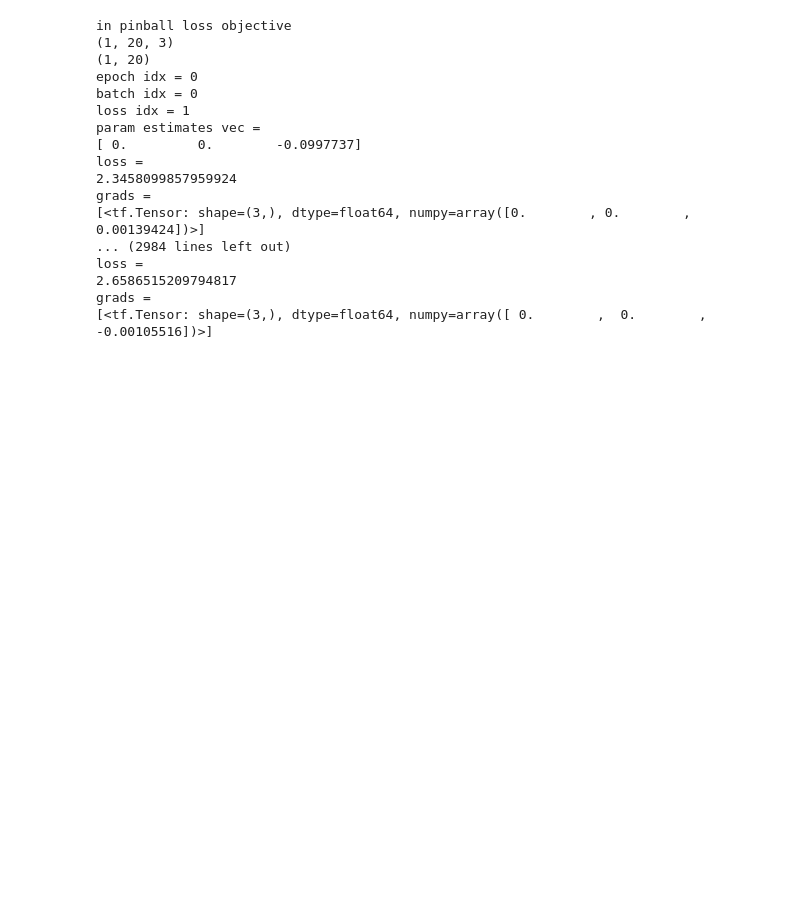
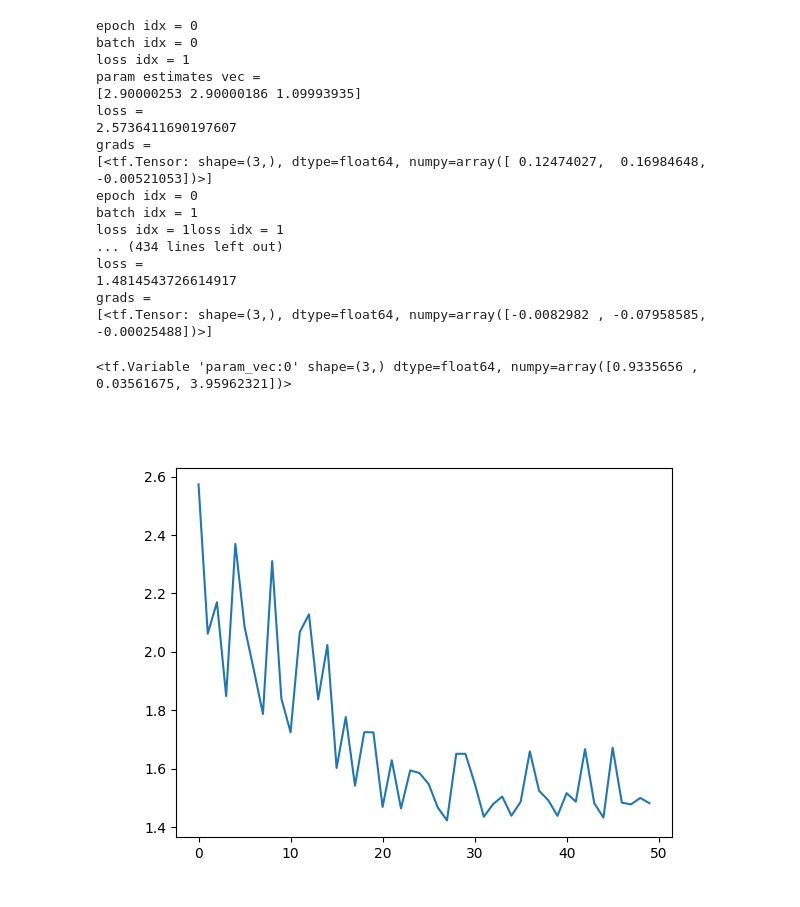
Before and after one commit to reichlab/jacques, a Jupyter notebook: demo.ipynb, the cells around one changed output. Saved outputs shown, nothing was run; the diff lists cells and outputs as text; code cells hidden in the pictures; blank space fills up the shorter version.

```diff
--- a/demo.ipynb
+++ b/demo.ipynb
@@ -67,5 +67,6 @@ print(y_train.shape)
 # %%
 # plug in generator instead of raw data to get away from calculating 7-day avg
+# initialize parameters at some bad values; otherwise, convergence is instantaneous
 param_vec = kcqe_obj.fit(xval_batch_gen = generator,
     num_blocks = num_blocks,
     x_test = x_test,
@@ -73,25 +74,35 @@ param_vec = kcqe_obj.fit(xval_batch_gen = generator,
     optim_method="adam",
     num_epochs=10,
     learning_rate=0.1,
+    init_param_vec=tf.constant(np.array([3.0, 3.0, 1.0])),
     verbose = True)
 # %% [output]
-in pinball loss objective
-(1, 20, 3)
-(1, 20)
 epoch idx = 0
 batch idx = 0
 loss idx = 1
 param estimates vec =
-[ 0.         0.        -0.0997737]
+[2.90000253 2.90000186 1.09993935]
 loss =
-2.3458099857959924
+2.5736411690197607
 grads =
-[<tf.Tensor: shape=(3,), dtype=float64, numpy=array([0.        , 0.        , 0.00139424])>]
-... (2984 lines left out)
+[<tf.Tensor: shape=(3,), dtype=float64, numpy=array([ 0.12474027,  0.16984648, -0.00521053])>]
+epoch idx = 0
+batch idx = 1
+loss idx = 1loss idx = 1
+... (434 lines left out)
 loss =
-2.6586515209794817
+1.4814543726614917
 grads =
-[<tf.Tensor: shape=(3,), dtype=float64, numpy=array([ 0.        ,  0.        , -0.00105516])>]
+[<tf.Tensor: shape=(3,), dtype=float64, numpy=array([-0.0082982 , -0.07958585, -0.00025488])>]
+# %%
+param_vec
+# %% [output]
+<tf.Variable 'param_vec:0' shape=(3,) dtype=float64, numpy=array([0.9335656 , 0.03561675, 3.95962321])>
+# %%
+plt.plot(np.arange(len(kcqe_obj.loss_trace)), kcqe_obj.loss_trace)
+plt.show()
+# %% [output]
+[figure, added]
 # %%
 # need reshape to work with predict function
 y = tf.reshape(y, (1, 500))
```
Also changed, not shown: parts of 3 cells of this notebook, 4 other files.
